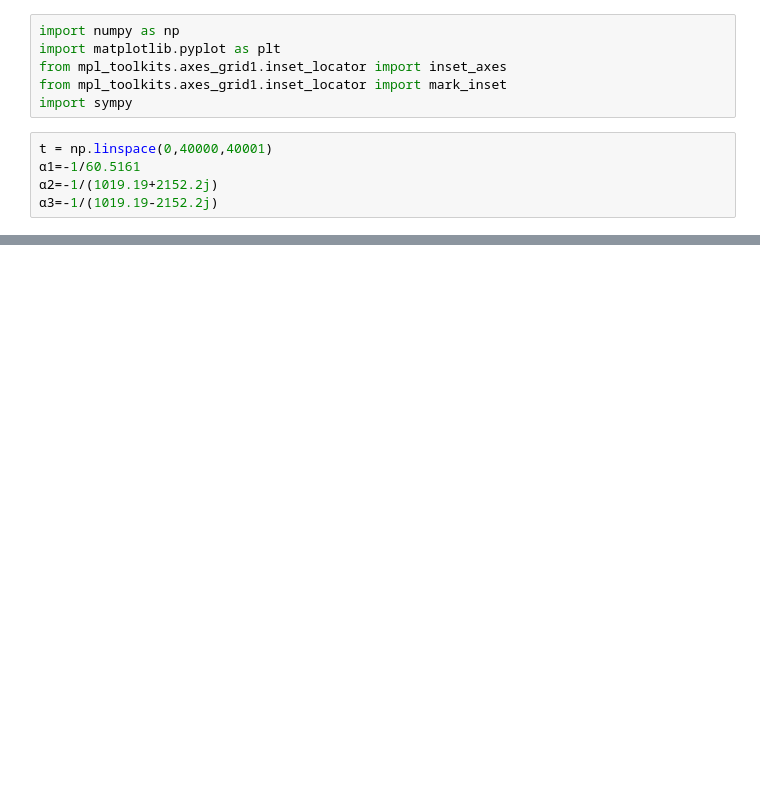
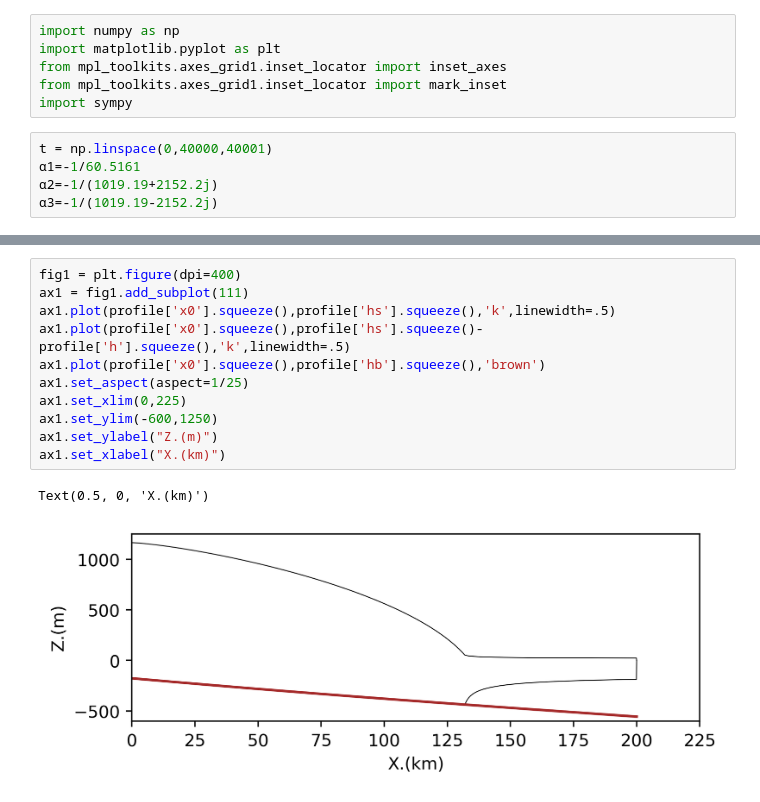
Before and after one commit to hoffmaao/gia2stage, a Jupyter notebook: plots_GIA_analytic.ipynb, the cells around one changed output, grey strips where cells are left out. Saved outputs shown, nothing was run; the diff lists cells and outputs as text; blank space fills up the shorter version.

```diff
--- a/plots_GIA_analytic.ipynb
+++ b/plots_GIA_analytic.ipynb
@@ -74,0 +103,14 @@ plt.show()
+# %%
+fig1 = plt.figure(dpi=400)
+ax1 = fig1.add_subplot(111)
+ax1.plot(profile['x0'].squeeze(),profile['hs'].squeeze(),'k',linewidth=.5)
+ax1.plot(profile['x0'].squeeze(),profile['hs'].squeeze()-profile['h'].squeeze(),'k',linewidth=.5)
+ax1.plot(profile['x0'].squeeze(),profile['hb'].squeeze(),'brown')
+ax1.set_aspect(aspect=1/25)
+ax1.set_xlim(0,225)
+ax1.set_ylim(-600,1250)
+ax1.set_ylabel("Z.(m)")
+ax1.set_xlabel("X.(km)")
+# %% [output]
+Text(0.5, 0, 'X.(km)')
+[figure, added]
```
Also changed, not shown: parts of 8 cells of this notebook, 10 other files.
